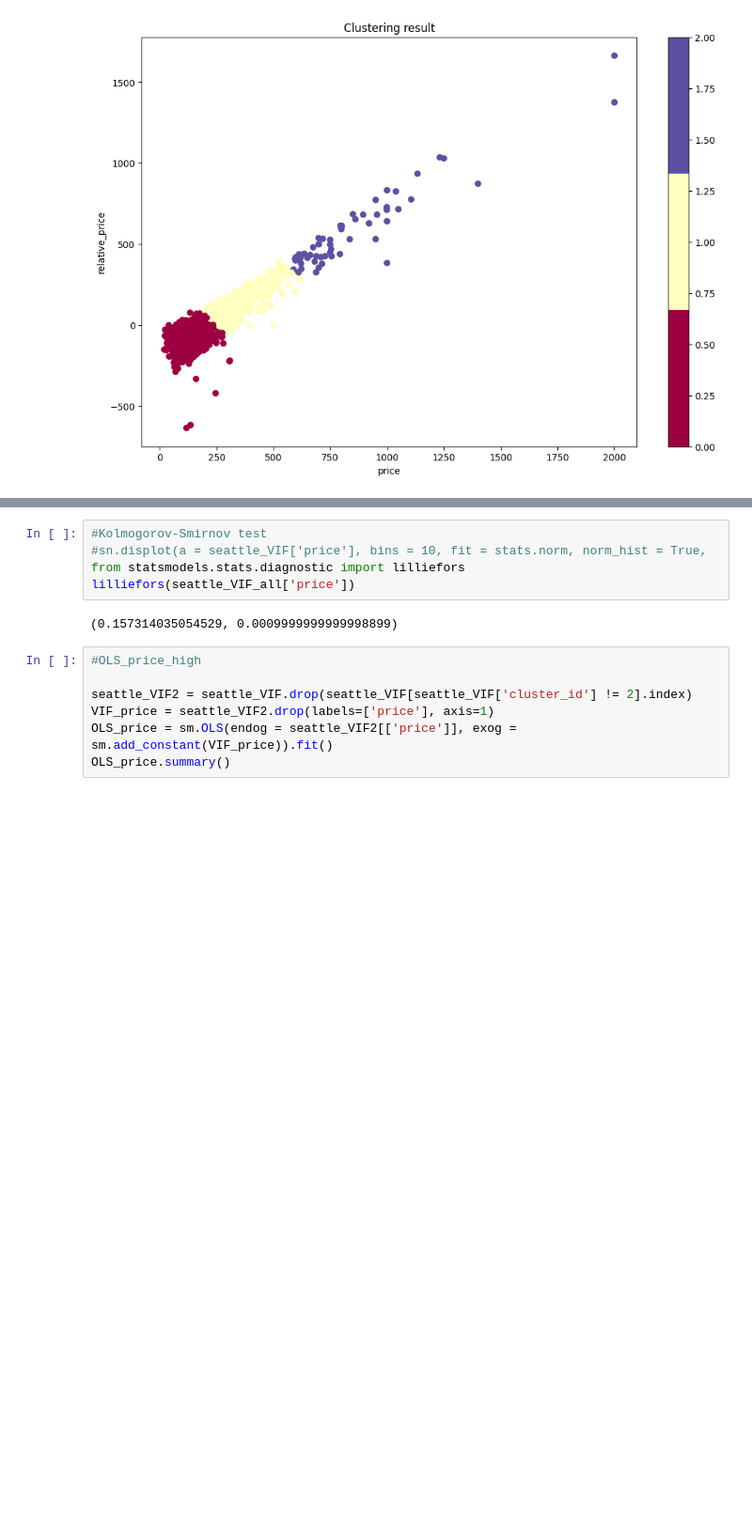
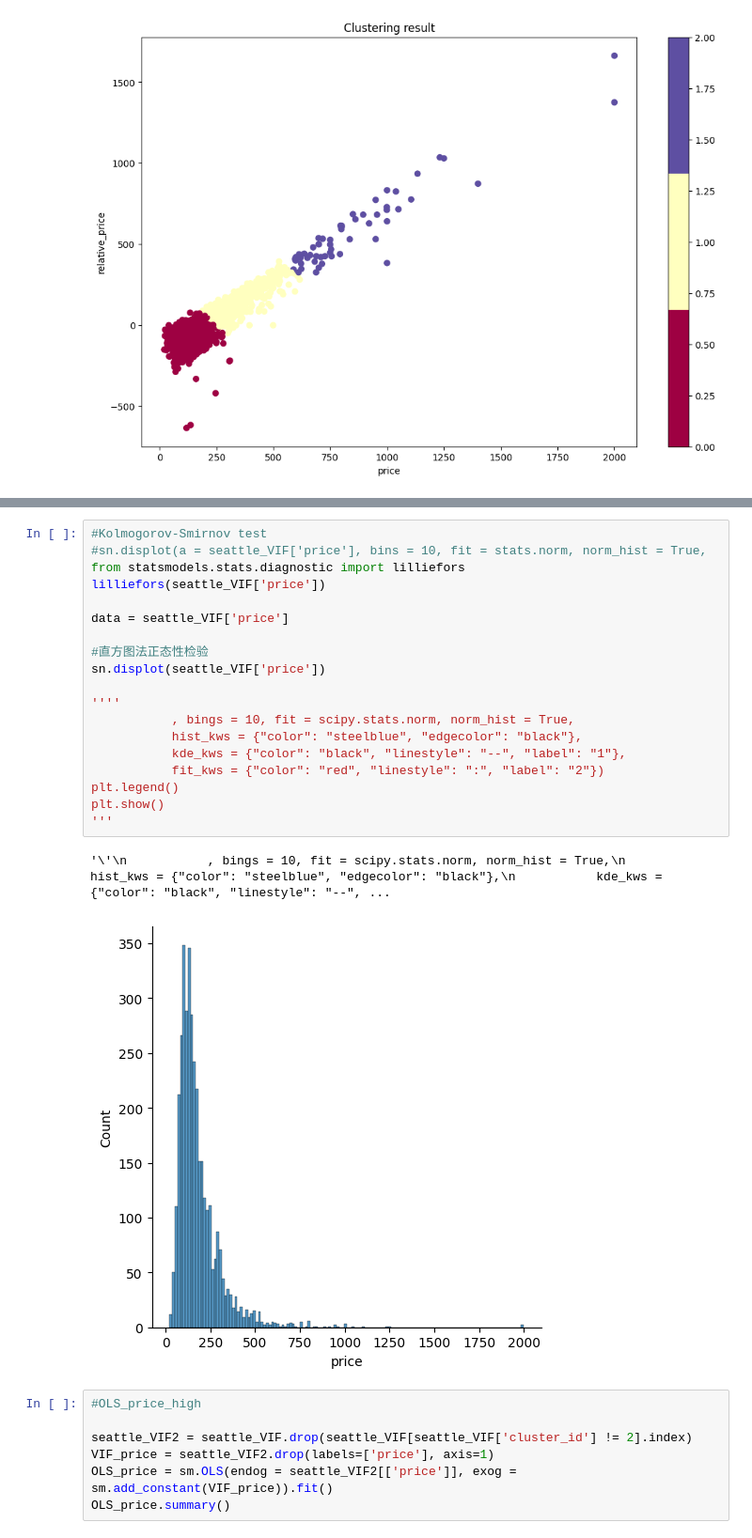
Before and after one commit to XianlaiYin/CASA0007, a Jupyter notebook: Group/Group.ipynb, the cells around one changed output, grey strips where cells are left out. Shown at 94% size. Cells and saved outputs as stored; diff of their text form; blank space fills up the shorter version.

```diff
--- a/Group/Group.ipynb
+++ b/Group/Group.ipynb
@@ -385,10 +391,25 @@ strong multicollinearity or other numerical problems.
 # %%
 #Kolmogorov-Smirnov test
 #sn.displot(a = seattle_VIF['price'], bins = 10, fit = stats.norm, norm_hist = True,
 from statsmodels.stats.diagnostic import lilliefors
-lilliefors(seattle_VIF_all['price'])
+lilliefors(seattle_VIF['price'])
+
+data = seattle_VIF['price']
+
+#直方图法正态性检验
+sn.displot(seattle_VIF['price'])
+
+''''
+           , bings = 10, fit = scipy.stats.norm, norm_hist = True,
+           hist_kws = {"color": "steelblue", "edgecolor": "black"},
+           kde_kws = {"color": "black", "linestyle": "--", "label": "1"},
+           fit_kws = {"color": "red", "linestyle": ":", "label": "2"})
+plt.legend()
+plt.show()
+'''
 # %% [output]
-(0.157314035054529, 0.0009999999999998899)
+'\'\n           , bings = 10, fit = scipy.stats.norm, norm_hist = True,\n           hist_kws = {"color": "steelblue", "edgecolor": "black"},\n           kde_kws = {"color": "black", "linestyle": "--", ...
+[figure, added]
 # %%
 #OLS_price_high
 
```
Also changed, not shown: parts of 5 cells of this notebook, 22 other files.
